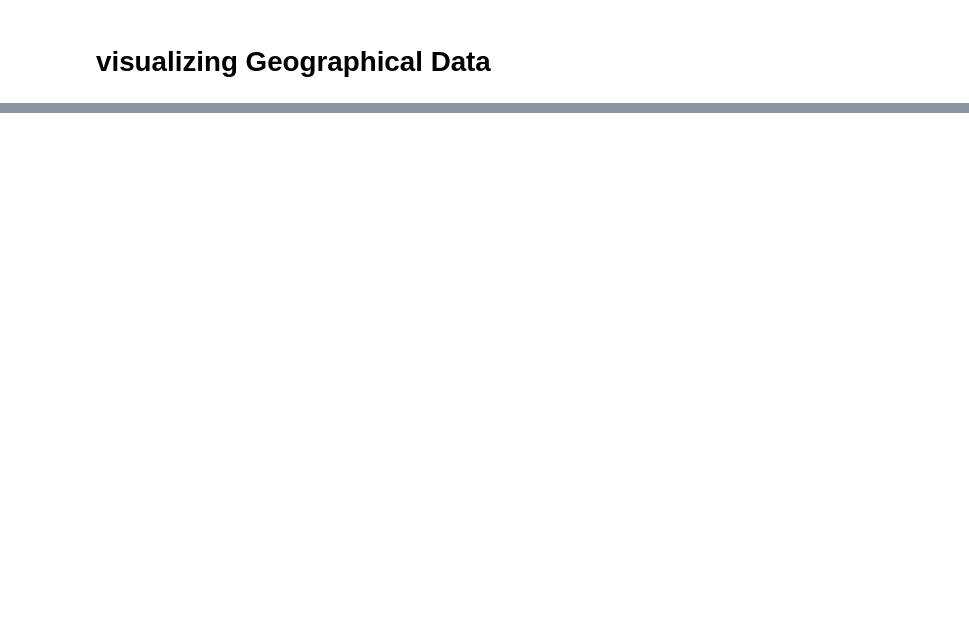
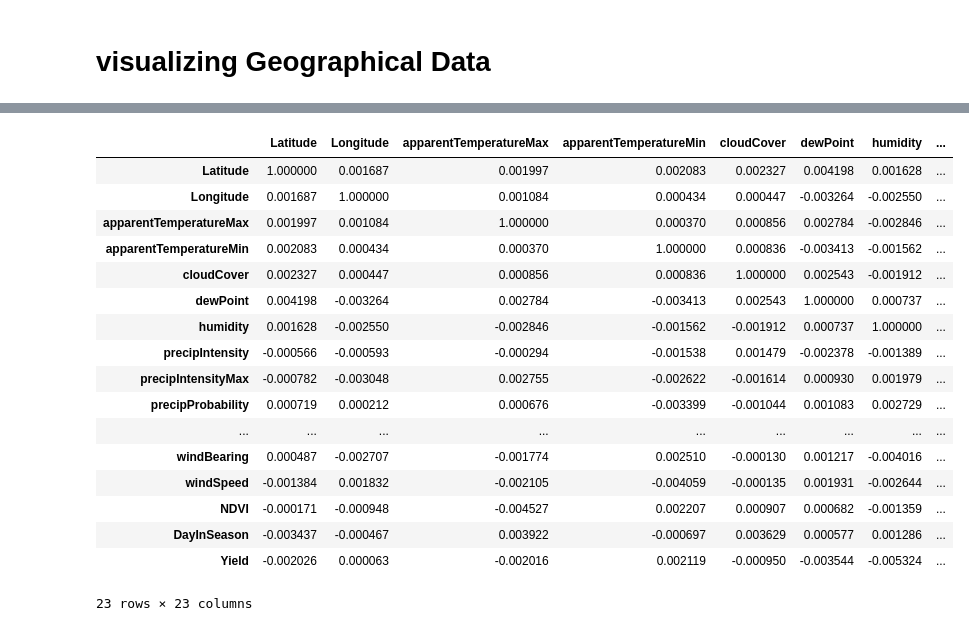
Before and after one commit to yonas8989/wheat_crop_production_ml, a Jupyter notebook: production_prediction.ipynb, the cells around one changed output, grey strips where cells are left out. Saved outputs shown, nothing was run; the diff lists cells and outputs as text; code cells hidden in the pictures; blank space fills up the shorter version.

```diff
--- a/production_prediction.ipynb
+++ b/production_prediction.ipynb
@@ -224,0 +260,21 @@ plt.show()
+# %%
+agriculture_data.corr()
+# %% [output]
+|  | Latitude | Longitude | apparentTemperatureMax | apparentTemperatureMin | cloudCover | dewPoint | humidity | ... |
+| Latitude | 1.000000 | 0.001687 | 0.001997 | 0.002083 | 0.002327 | 0.004198 | 0.001628 | ... |
+| Longitude | 0.001687 | 1.000000 | 0.001084 | 0.000434 | 0.000447 | -0.003264 | -0.002550 | ... |
+| apparentTemperatureMax | 0.001997 | 0.001084 | 1.000000 | 0.000370 | 0.000856 | 0.002784 | -0.002846 | ... |
+| apparentTemperatureMin | 0.002083 | 0.000434 | 0.000370 | 1.000000 | 0.000836 | -0.003413 | -0.001562 | ... |
+| cloudCover | 0.002327 | 0.000447 | 0.000856 | 0.000836 | 1.000000 | 0.002543 | -0.001912 | ... |
+| dewPoint | 0.004198 | -0.003264 | 0.002784 | -0.003413 | 0.002543 | 1.000000 | 0.000737 | ... |
+| humidity | 0.001628 | -0.002550 | -0.002846 | -0.001562 | -0.001912 | 0.000737 | 1.000000 | ... |
+| precipIntensity | -0.000566 | -0.000593 | -0.000294 | -0.001538 | 0.001479 | -0.002378 | -0.001389 | ... |
+| precipIntensityMax | -0.000782 | -0.003048 | 0.002755 | -0.002622 | -0.001614 | 0.000930 | 0.001979 | ... |
+| precipProbability | 0.000719 | 0.000212 | 0.000676 | -0.003399 | -0.001044 | 0.001083 | 0.002729 | ... |
+| ... | ... | ... | ... | ... | ... | ... | ... | ... |
+| windBearing | 0.000487 | -0.002707 | -0.001774 | 0.002510 | -0.000130 | 0.001217 | -0.004016 | ... |
+| windSpeed | -0.001384 | 0.001832 | -0.002105 | -0.004059 | -0.000135 | 0.001931 | -0.002644 | ... |
+| NDVI | -0.000171 | -0.000948 | -0.004527 | 0.002207 | 0.000907 | 0.000682 | -0.001359 | ... |
+| DayInSeason | -0.003437 | -0.000467 | 0.003922 | -0.000697 | 0.003629 | 0.000577 | 0.001286 | ... |
+| Yield | -0.002026 | 0.000063 | -0.002016 | 0.002119 | -0.000950 | -0.003544 | -0.005324 | ... |
+23 rows × 23 columns
```
Also changed, not shown: parts of 13 cells of this notebook.
